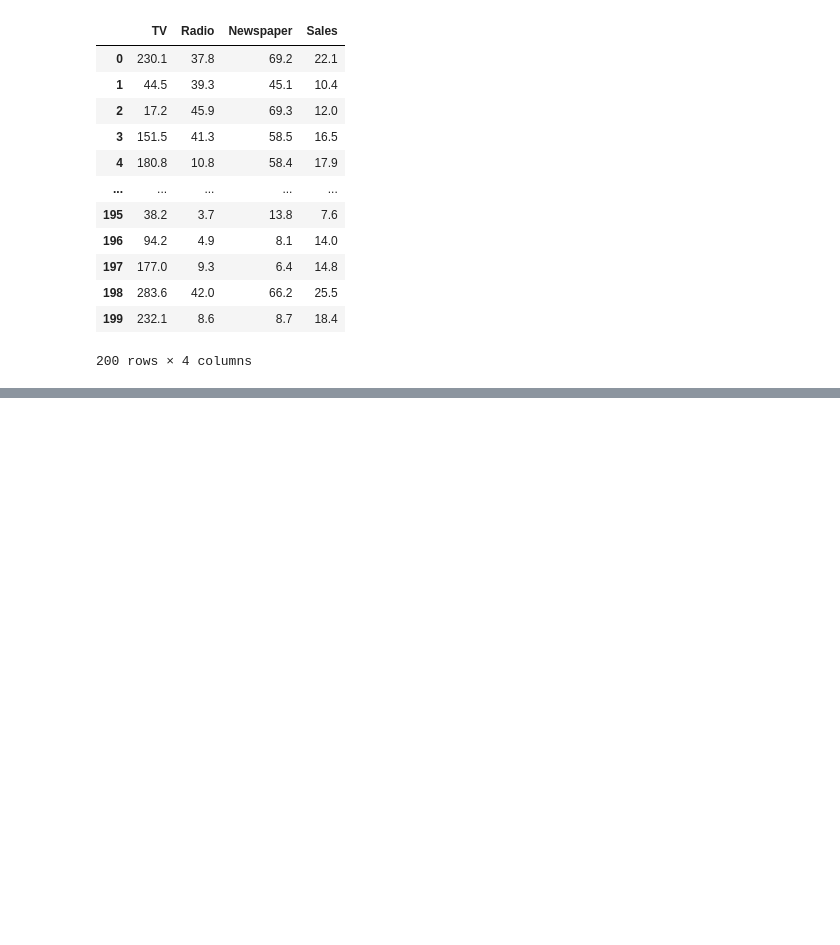
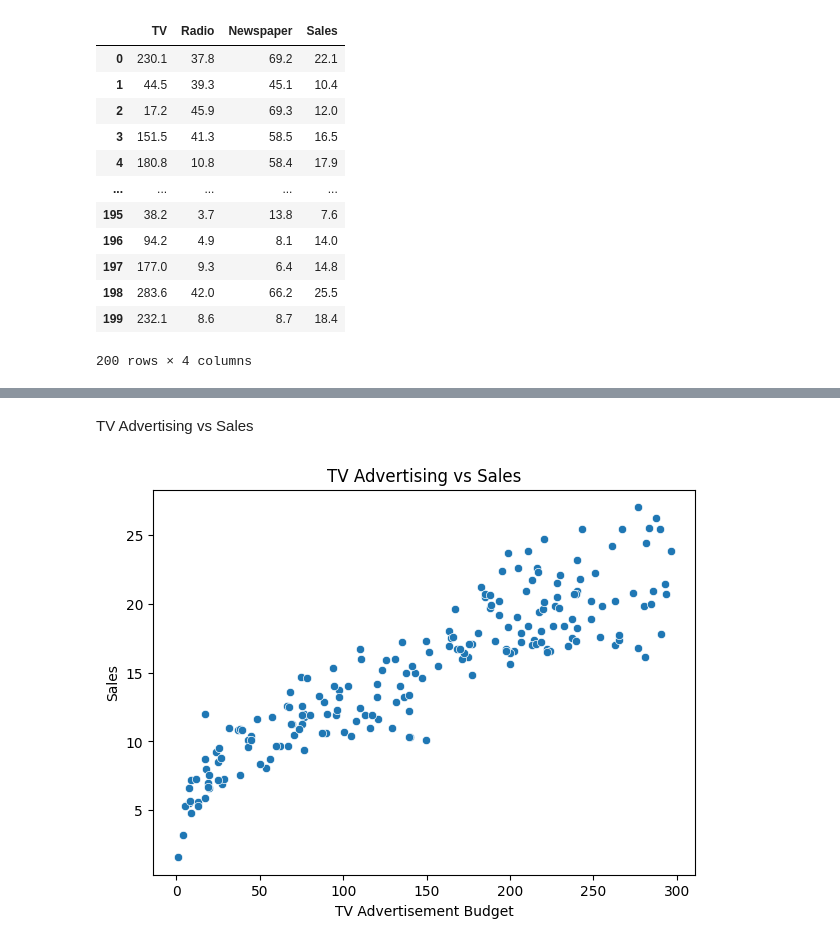
Before and after one commit to malikwaqas787asd786-cmyk/My_Ai_Course, a Jupyter notebook: Machine learning/Linear regression/Advertising dataset/Advertising.ipynb, the cells around one changed output, grey strips where cells are left out. Drawn from its saved outputs; the diff is of its cells as text; code cells hidden in the pictures; blank space fills up the shorter version.

```diff
--- a/Machine learning/Linear regression/Advertising dataset/Advertising.ipynb
+++ b/Machine learning/Linear regression/Advertising dataset/Advertising.ipynb
@@ -29,0 +92,11 @@ df
+# %% [markdown]
+TV Advertising vs Sales
+# %%
+plt.figure(figsize=(7,5))
+sns.scatterplot(x=df['TV'], y=df['Sales'])
+plt.title("TV Advertising vs Sales")
+plt.xlabel("TV Advertisement Budget")
+plt.ylabel("Sales")
+plt.show()
+# %% [output]
+[figure, added]
```
Also changed, not shown: parts of 26 cells of this notebook.
